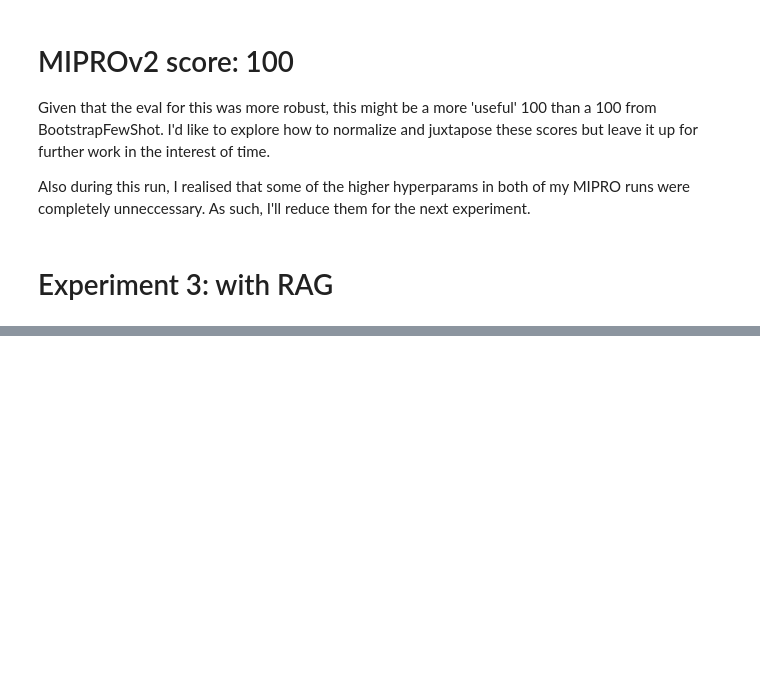
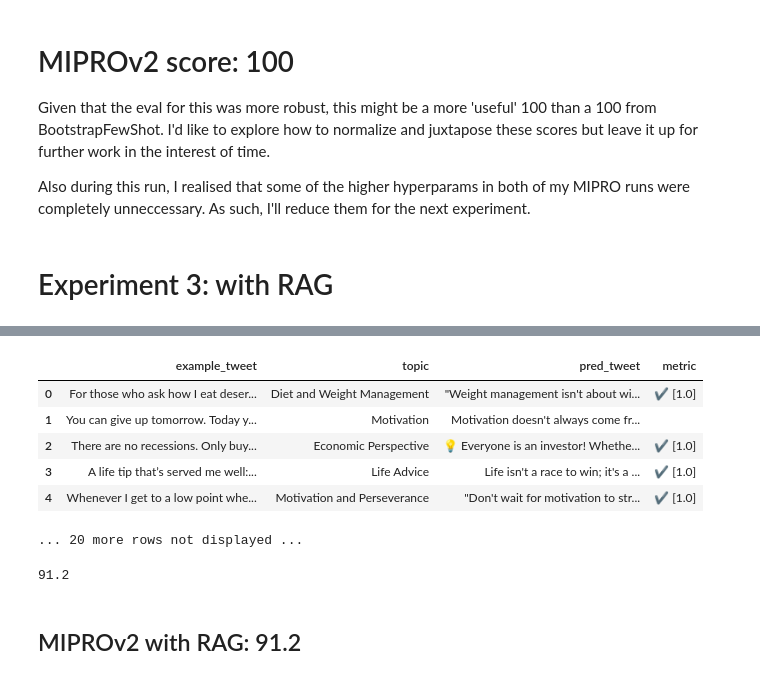
Before and after one commit to kevin-v96/tweet-optim-dspy, a Jupyter notebook: src/tweet_optim_dspy/pretrain_test.ipynb, the cells around one changed output, grey strips where cells are left out. Cells and saved outputs as stored; diff of their text form; code cells hidden in the pictures; blank space fills up the shorter version.

```diff
--- a/src/tweet_optim_dspy/pretrain_test.ipynb
+++ b/src/tweet_optim_dspy/pretrain_test.ipynb
@@ -897,0 +1141,24 @@ def metric(gold, pred, trace=None):
+# %%
+from dspy.teleprompt import MIPROv2
+# Initialize optimizer
+teleprompter = MIPROv2(
+    metric=metric,
+    num_candidates=7,
+    init_temperature=0.5,
+    verbose=False,
+    num_threads=2,
+)
+
+mipro_optimized_program = teleprompter.compile(
+    TweetRAG(),
+    trainset=trainset,
+    max_bootstrapped_demos=3,
+    max_labeled_demos=4,
+    num_trials=5,
+    minibatch=True,
+    minibatch_size=5,
+    minibatch_full_eval_steps=2
+)
+
+# Save optimize program for future use
+mipro_optimized_program.save("mipro_optimizedv3")
@@ -897,0 +1259,13 @@ def metric(gold, pred, trace=None):
+# %%
+evaluator(mipro_optimized_program)
+# %% [output]
+|  | example_tweet | topic | pred_tweet | metric |
+| 0 | For those who ask how I eat deser... | Diet and Weight Management | "Weight management isn't about wi... | ✔️ [1.0] |
+| 1 | You can give up tomorrow. Today y... | Motivation | Motivation doesn't always come fr... |  |
+| 2 | There are no recessions. Only buy... | Economic Perspective | 💡 Everyone is an investor! Whethe... | ✔️ [1.0] |
+| 3 | A life tip that’s served me well:... | Life Advice | Life isn't a race to win; it's a ... | ✔️ [1.0] |
+| 4 | Whenever I get to a low point whe... | Motivation and Perseverance | "Don't wait for motivation to str... | ✔️ [1.0] |
+... 20 more rows not displayed ...
+91.2
+# %% [markdown]
+## MIPROv2 with RAG: 91.2
```
Also changed, not shown: parts of 25 cells of this notebook, 4 other files.
